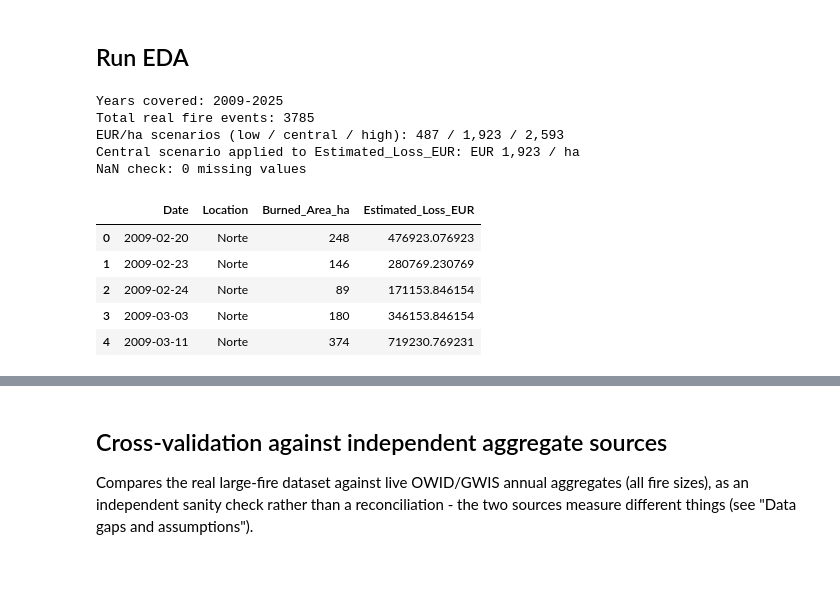
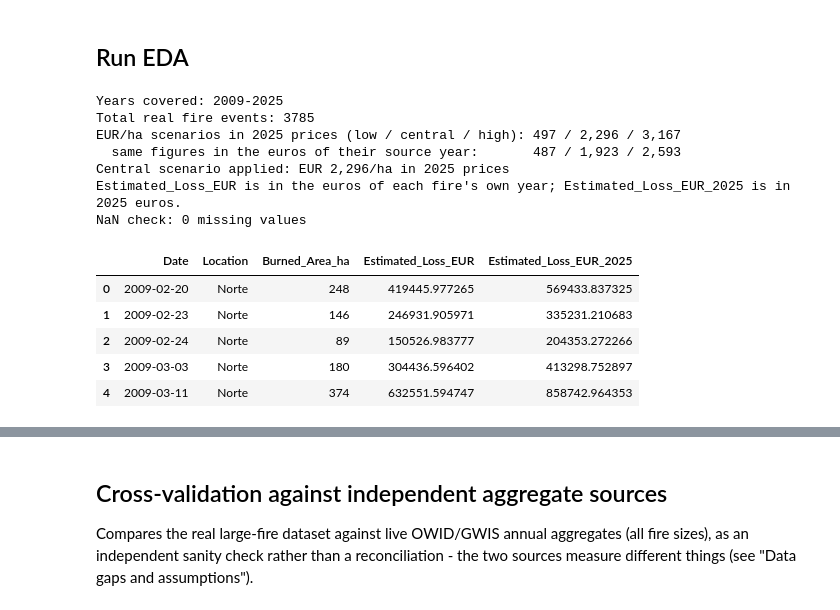
Before and after one commit to DanPhnx/pt-wildfire-catmodel, a Jupyter notebook: notebooks/01_eda.ipynb, the cells around one changed output, grey strips where cells are left out. Saved outputs shown, nothing was run; the diff lists cells and outputs as text; code cells hidden in the pictures; blank space fills up the shorter version.

```diff
--- a/notebooks/01_eda.ipynb
+++ b/notebooks/01_eda.ipynb
@@ -53,6 +53,13 @@ EFFIS_FILE = RAW_DIR / "effis_fire_database_pt_2008_2026.csv"
 # mapping source changes from MODIS (2009-2018, ~12-24 ha minimum) to Sentinel-2 (2020-2025,
 # down to 1 ha), so raw counts are not a stationary series. Applied uniformly to every year.
 MIN_FIRE_AREA_HA = 30
+
+# Loss is expressed in 2025 euros (PRD) and, per fire, also in the euros of the fire's own year.
+PRICE_BASE_YEAR = 2025
+# Price year assumed for the ICNF-derived long-run EUR/ha figure. Its true basis is a cumulative
+# 1975-2021 total in mixed-year euros and is unknown; 2021 (last year of the series) gives the
+# smallest possible uplift to 2025 prices, so this is a floor, not a best estimate.
+CENTRAL_PRICE_YEAR = 2021
 # %% [markdown]
 ## Data loading
 
@@ -368,31 +431,40 @@ def plot_empirical_cdf(data: np.ndarray, ax=None, label: str = "Empirical"):
 ## Run EDA
 # %%
 processed_df = load_effis_fire_database()
+hicp = fetch_hicp()
 area_2017_ha = processed_df.loc[processed_df["Date"].dt.year == 2017, "Burned_Area_ha"].sum()
-calibration_df = build_loss_calibration(area_2017_ha)
+calibration_df = build_loss_calibration(area_2017_ha, hicp)
 
+# Central scenario, in 2025 euros; then restated to the euros of each fire's own year.
 eur_per_ha = calibration_df.loc[calibration_df["label"] == "central", "eur_per_ha"].iloc[0]
-processed_df["Estimated_Loss_EUR"] = processed_df["Burned_Area_ha"] * eur_per_ha
+processed_df["Estimated_Loss_EUR_2025"] = processed_df["Burned_Area_ha"] * eur_per_ha
+year_prices = processed_df["Date"].dt.year.map(hicp) / hicp[PRICE_BASE_YEAR]
+processed_df["Estimated_Loss_EUR"] = processed_df["Estimated_Loss_EUR_2025"] * year_prices
+processed_df = processed_df[["Date", "Location", "Burned_Area_ha", "Estimated_Loss_EUR", "Estimated_Loss_EUR_2025"]]
 processed_df.to_csv(PROCESSED_DIR / "wildfires_processed.csv", index=False)
 
 print(f"Years covered: {processed_df['Date'].dt.year.min()}-{processed_df['Date'].dt.year.max()}")
 print(f"Total real fire events: {len(processed_df)}")
-print(f"EUR/ha scenarios (low / central / high): " + " / ".join(f"{v:,.0f}" for v in calibration_df["eur_per_ha"]))
-print(f"Central scenario applied to Estimated_Loss_EUR: EUR {eur_per_ha:,.0f} / ha")
+print("EUR/ha scenarios in 2025 prices (low / central / high): " + " / ".join(f"{v:,.0f}" for v in calibration_df["eur_per_ha"]))
+print("  same figures in the euros of their source year:       " + " / ".join(f"{v:,.0f}" for v in calibration_df["eur_per_ha_source_prices"]))
+print(f"Central scenario applied: EUR {eur_per_ha:,.0f}/ha in {PRICE_BASE_YEAR} prices")
+print("Estimated_Loss_EUR is in the euros of each fire's own year; Estimated_Loss_EUR_2025 is in 2025 euros.")
 print(f"NaN check: {processed_df.isna().sum().sum()} missing values")
 processed_df.head()
 # %% [output]
 Years covered: 2009-2025
 Total real fire events: 3785
-EUR/ha scenarios (low / central / high): 487 / 1,923 / 2,593
-Central scenario applied to Estimated_Loss_EUR: EUR 1,923 / ha
+EUR/ha scenarios in 2025 prices (low / central / high): 497 / 2,296 / 3,167
+  same figures in the euros of their source year:       487 / 1,923 / 2,593
+Central scenario applied: EUR 2,296/ha in 2025 prices
+Estimated_Loss_EUR is in the euros of each fire's own year; Estimated_Loss_EUR_2025 is in 2025 euros.
 NaN check: 0 missing values
-|  | Date | Location | Burned_Area_ha | Estimated_Loss_EUR |
-| 0 | 2009-02-20 | Norte | 248 | 476923.076923 |
-| 1 | 2009-02-23 | Norte | 146 | 280769.230769 |
-| 2 | 2009-02-24 | Norte | 89 | 171153.846154 |
-| 3 | 2009-03-03 | Norte | 180 | 346153.846154 |
-| 4 | 2009-03-11 | Norte | 374 | 719230.769231 |
+|  | Date | Location | Burned_Area_ha | Estimated_Loss_EUR | Estimated_Loss_EUR_2025 |
+| 0 | 2009-02-20 | Norte | 248 | 419445.977265 | 569433.837325 |
+| 1 | 2009-02-23 | Norte | 146 | 246931.905971 | 335231.210683 |
+| 2 | 2009-02-24 | Norte | 89 | 150526.983777 | 204353.272266 |
+| 3 | 2009-03-03 | Norte | 180 | 304436.596402 | 413298.752897 |
+| 4 | 2009-03-11 | Norte | 374 | 632551.594747 | 858742.964353 |
 # %%
 plot_annual_fire_counts(processed_df)
 plt.show()
```
Also changed, not shown: parts of 6 cells of this notebook, 8 other files.
